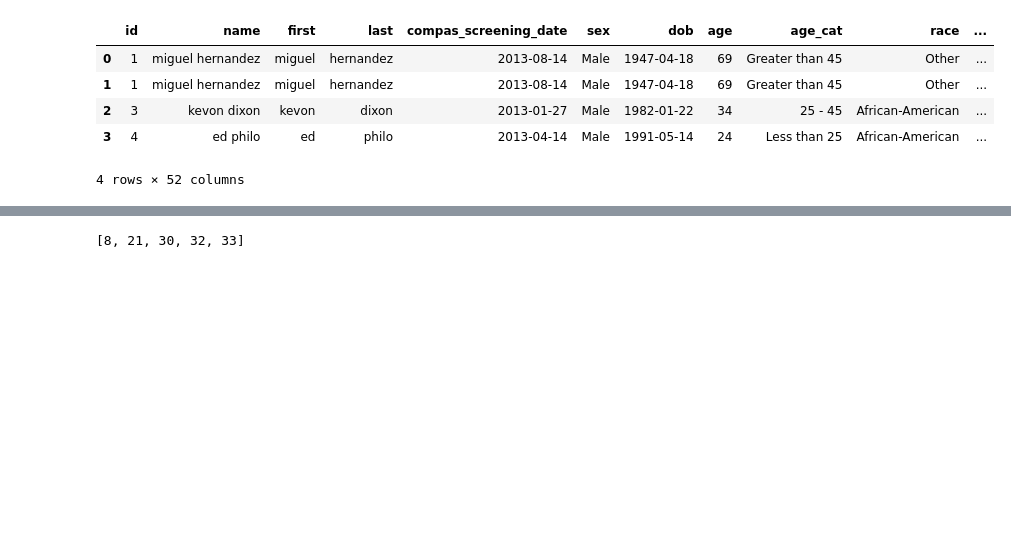
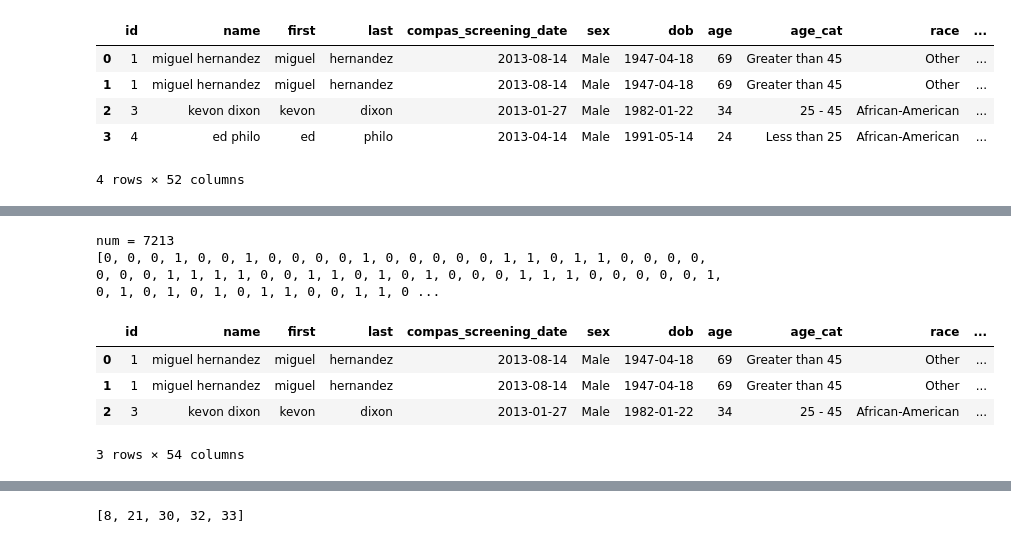
Before and after one commit to JinyangLi01/UnfairlyTreatedGroupDetection, a Jupyter notebook: Coding/DataPreprocessing/CompasDataset_do_as_propublica.ipynb, the cells around one changed output, grey strips where cells are left out. Saved outputs shown, nothing was run; the diff lists cells and outputs as text; code cells hidden in the pictures; blank space fills up the shorter version.

```diff
--- a/Coding/DataPreprocessing/CompasDataset_do_as_propublica.ipynb
+++ b/Coding/DataPreprocessing/CompasDataset_do_as_propublica.ipynb
@@ -167,0 +181,46 @@ cox_parsed[:4]
+# %%
+
+
+
+predicted = [0] * len(cox_parsed_people)
+ground_truth = [0] * len(cox_parsed_people)
+i = -1
+
+for j in range(len(cox_parsed)):
+    i += 1
+    if j in TProws:
+        predicted[i] = 1
+        ground_truth[i] = 1
+    elif j in TNrows:
+        predicted[i] = 0
+        ground_truth[i] = 0
+    elif j in FProws:
+        predicted[i] = 1
+        ground_truth[i] = 0
+    elif j in FNrows:
+        predicted[i] = 0
+        ground_truth[i] = 1
+    else:
+        i -= 1
+        # raise Exception("{} found nowhere".format(i))
+
+print("i = {}".format(i))
+print(predicted, ground_truth)
+# %% [output]
+num = 7213
+[0, 0, 0, 1, 0, 0, 1, 0, 0, 0, 0, 1, 0, 0, 0, 0, 0, 1, 1, 0, 1, 1, 0, 0, 0, 0, 0, 0, 0, 1, 1, 1, 1, 0, 0, 1, 1, 0, 1, 0, 1, 0, 0, 0, 1, 1, 1, 0, 0, 0, 0, 0, 1, 0, 1, 0, 1, 0, 1, 0, 1, 1, 0, 0, 1, 1, 0 ...
+# %%
+
+
+### add prediction and truth columns to cox_parsed
+cox_parsed_people['predicted'] = predicted
+cox_parsed_people['ground_truth'] = ground_truth
+# %%
+
+cox_parsed_people[:3]
+# %% [output]
+|  | id | name | first | last | compas_screening_date | sex | dob | age | age_cat | race | ... |
+| 0 | 1 | miguel hernandez | miguel | hernandez | 2013-08-14 | Male | 1947-04-18 | 69 | Greater than 45 | Other | ... |
+| 1 | 1 | miguel hernandez | miguel | hernandez | 2013-08-14 | Male | 1947-04-18 | 69 | Greater than 45 | Other | ... |
+| 2 | 3 | kevon dixon | kevon | dixon | 2013-01-27 | Male | 1982-01-22 | 34 | 25 - 45 | African-American | ... |
+3 rows × 54 columns
```
Also changed, not shown: parts of 12 cells of this notebook, 2 other files.
